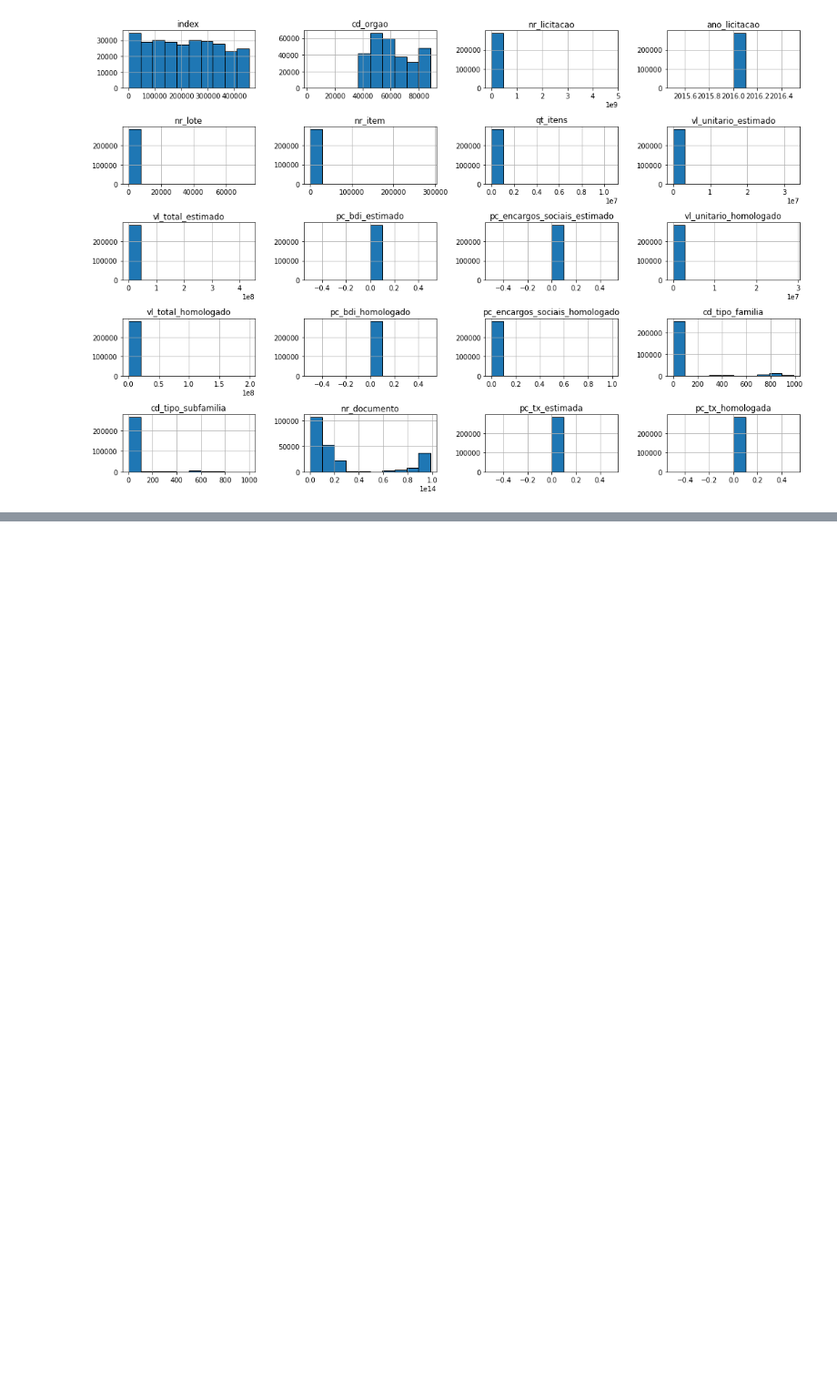
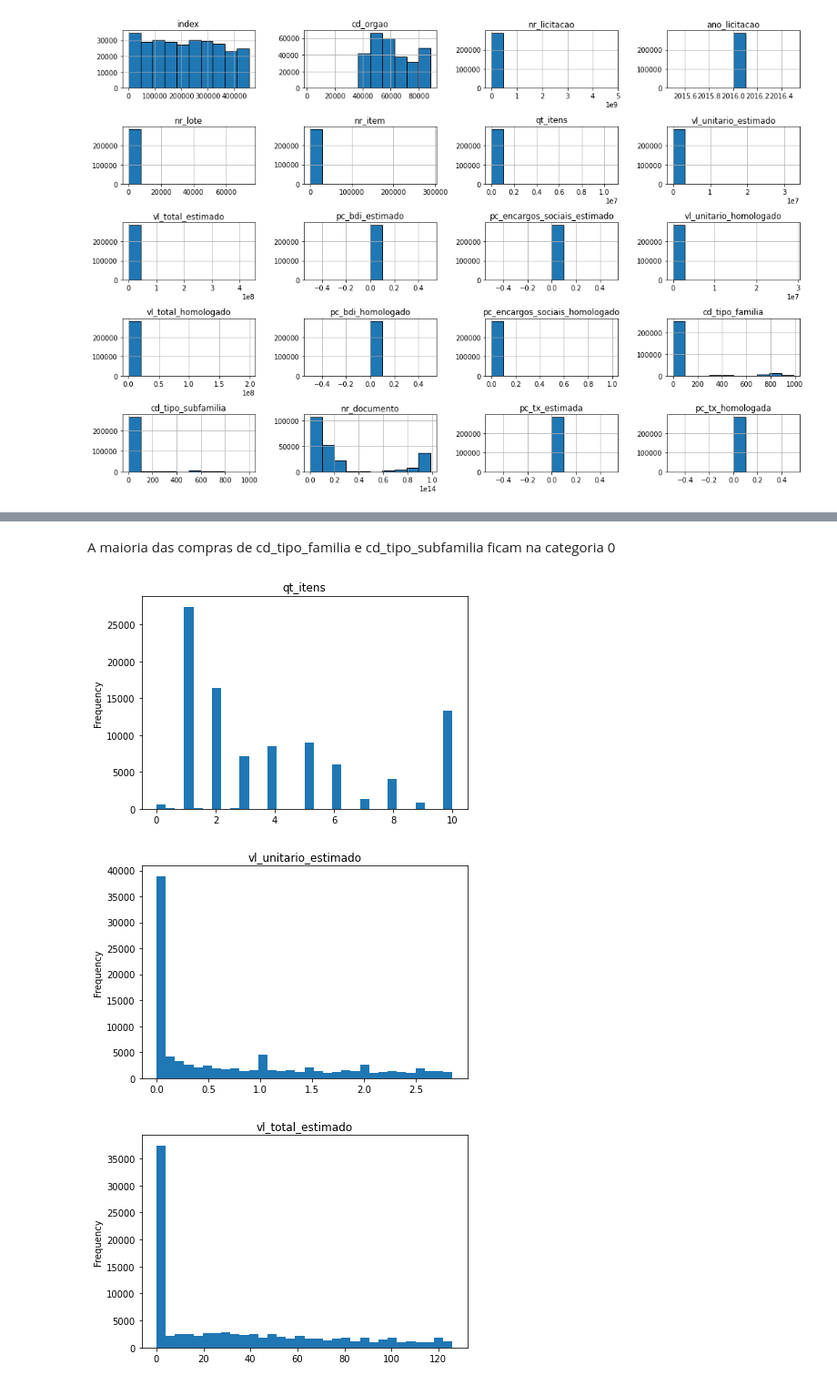
Before and after one commit to tarsioonofrio/rs-gov-purchases, a Jupyter notebook: src/eda.ipynb, the cells around one changed output, grey strips where cells are left out. Shown at 91% size. Cells and saved outputs as stored; diff of their text form; code cells hidden in the pictures; blank space fills up the shorter version.

```diff
--- a/src/eda.ipynb
+++ b/src/eda.ipynb
@@ -351,0 +460,24 @@ list_error
+# %% [markdown]
+A maioria das compras de cd_tipo_familia e cd_tipo_subfamilia ficam na categoria 0
+# %%
+columns = ["qt_itens", "vl_unitario_estimado", "vl_total_estimado"]
+
+for c in licitacao_item.columns:
+    if c not in columns  :
+        continue
+    # field = licitacao_item.head(100)[c]
+    field = licitacao_item[c]
+    field = field.dropna()
+    # field = field.head(10)
+    # print(len(field))
+    # plt.figure(figsize=(20,5))
+    field = field.sort_values()
+    field = field.head(len(field)//3)
+    field.plot.hist(bins=32)
+    plt.title(c)
+    plt.tight_layout()
+    plt.show()
+# %% [output]
+[figure, added]
+[figure, added]
+[figure, added]
```
Also changed, not shown: parts of 25 cells of this notebook.
